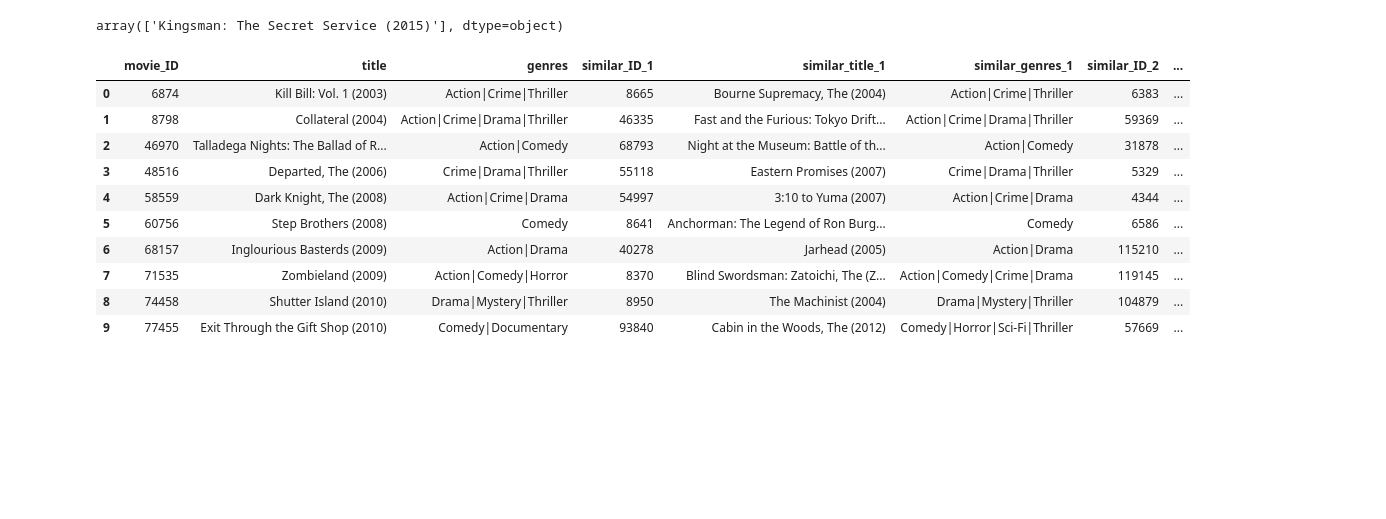
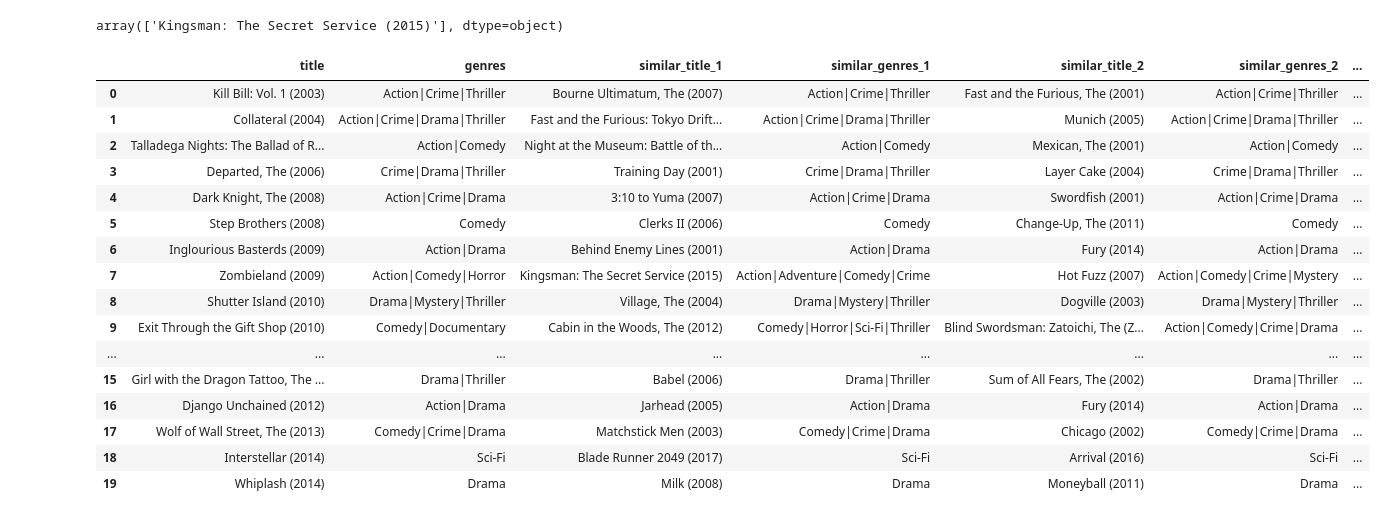
Before and after one commit to manhtdxxx/learn-ML, a Jupyter notebook: 07 - Recommendation Systems/Content-Based Filtering.ipynb, the cells around one changed output. Cells and saved outputs as stored; diff of their text form; code cells hidden in the pictures; blank space fills up the shorter version.

```diff
--- a/07 - Recommendation Systems/Content-Based Filtering.ipynb
+++ b/07 - Recommendation Systems/Content-Based Filtering.ipynb
@@ -521,12 +521,15 @@ distance_matrix
 # %% [markdown]
 ### Finding Similar Movies
 # %%
+n_movies = 20
+n_similar_movies = 5
+
 similar_item_ids = []
-for i in range(10):
+for i in range(n_movies):
     main_id = distance_matrix.index[i]
 
     sorted_distances = distance_matrix.iloc[i].sort_values(ascending=True)
-    similar_ids = sorted_distances.head(3).index
+    similar_ids = sorted_distances.head(n_similar_movies).index
 
     similar_item_ids.append((main_id, similar_ids.tolist()))
 
@@ -562,7 +575,7 @@ for main_id, similar_ids in similar_item_ids:
     genres = main_info['genres'].values[0] if not main_info.empty else None
 
     row = {
-        'movie_ID': main_id,
+        #'movie_ID': main_id,
         'title': title,
         'genres': genres
     }
@@ -572,23 +585,29 @@ for main_id, similar_ids in similar_item_ids:
         similar_title = similar_info['title'].values[0] if not similar_info.empty else None
         similar_genres = similar_info['genres'].values[0] if not similar_info.empty else None
 
-        row[f'similar_ID_{loop}'] = id
+        #row[f'similar_ID_{loop}'] = id
         row[f'similar_title_{loop}'] = similar_title
         row[f'similar_genres_{loop}'] = similar_genres
 
     rows.append(row)
 # %%
 df_similar_items = pd.DataFrame(rows)
-df_similar_items
+df_similar_items.head(20)
 # %% [output]
-|  | movie_ID | title | genres | similar_ID_1 | similar_title_1 | similar_genres_1 | similar_ID_2 | ... |
-| 0 | 6874 | Kill Bill: Vol. 1 (2003) | Action|Crime|Thriller | 8665 | Bourne Supremacy, The (2004) | Action|Crime|Thriller | 6383 | ... |
-| 1 | 8798 | Collateral (2004) | Action|Crime|Drama|Thriller | 46335 | Fast and the Furious: Tokyo Drift... | Action|Crime|Drama|Thriller | 59369 | ... |
-| 2 | 46970 | Talladega Nights: The Ballad of R... | Action|Comedy | 68793 | Night at the Museum: Battle of th... | Action|Comedy | 31878 | ... |
-| 3 | 48516 | Departed, The (2006) | Crime|Drama|Thriller | 55118 | Eastern Promises (2007) | Crime|Drama|Thriller | 5329 | ... |
-| 4 | 58559 | Dark Knight, The (2008) | Action|Crime|Drama | 54997 | 3:10 to Yuma (2007) | Action|Crime|Drama | 4344 | ... |
-| 5 | 60756 | Step Brothers (2008) | Comedy | 8641 | Anchorman: The Legend of Ron Burg... | Comedy | 6586 | ... |
-| 6 | 68157 | Inglourious Basterds (2009) | Action|Drama | 40278 | Jarhead (2005) | Action|Drama | 115210 | ... |
-| 7 | 71535 | Zombieland (2009) | Action|Comedy|Horror | 8370 | Blind Swordsman: Zatoichi, The (Z... | Action|Comedy|Crime|Drama | 119145 | ... |
-| 8 | 74458 | Shutter Island (2010) | Drama|Mystery|Thriller | 8950 | The Machinist (2004) | Drama|Mystery|Thriller | 104879 | ... |
-| 9 | 77455 | Exit Through the Gift Shop (2010) | Comedy|Documentary | 93840 | Cabin in the Woods, The (2012) | Comedy|Horror|Sci-Fi|Thriller | 57669 | ... |
+|  | title | genres | similar_title_1 | similar_genres_1 | similar_title_2 | similar_genres_2 | ... |
+| 0 | Kill Bill: Vol. 1 (2003) | Action|Crime|Thriller | Bourne Ultimatum, The (2007) | Action|Crime|Thriller | Fast and the Furious, The (2001) | Action|Crime|Thriller | ... |
+| 1 | Collateral (2004) | Action|Crime|Drama|Thriller | Fast and the Furious: Tokyo Drift... | Action|Crime|Drama|Thriller | Munich (2005) | Action|Crime|Drama|Thriller | ... |
+| 2 | Talladega Nights: The Ballad of R... | Action|Comedy | Night at the Museum: Battle of th... | Action|Comedy | Mexican, The (2001) | Action|Comedy | ... |
+| 3 | Departed, The (2006) | Crime|Drama|Thriller | Training Day (2001) | Crime|Drama|Thriller | Layer Cake (2004) | Crime|Drama|Thriller | ... |
+| 4 | Dark Knight, The (2008) | Action|Crime|Drama | 3:10 to Yuma (2007) | Action|Crime|Drama | Swordfish (2001) | Action|Crime|Drama | ... |
+| 5 | Step Brothers (2008) | Comedy | Clerks II (2006) | Comedy | Change-Up, The (2011) | Comedy | ... |
+| 6 | Inglourious Basterds (2009) | Action|Drama | Behind Enemy Lines (2001) | Action|Drama | Fury (2014) | Action|Drama | ... |
+| 7 | Zombieland (2009) | Action|Comedy|Horror | Kingsman: The Secret Service (2015) | Action|Adventure|Comedy|Crime | Hot Fuzz (2007) | Action|Comedy|Crime|Mystery | ... |
+| 8 | Shutter Island (2010) | Drama|Mystery|Thriller | Village, The (2004) | Drama|Mystery|Thriller | Dogville (2003) | Drama|Mystery|Thriller | ... |
+| 9 | Exit Through the Gift Shop (2010) | Comedy|Documentary | Cabin in the Woods, The (2012) | Comedy|Horror|Sci-Fi|Thriller | Blind Swordsman: Zatoichi, The (Z... | Action|Comedy|Crime|Drama | ... |
+| ... | ... | ... | ... | ... | ... | ... | ... |
+| 15 | Girl with the Dragon Tattoo, The ... | Drama|Thriller | Babel (2006) | Drama|Thriller | Sum of All Fears, The (2002) | Drama|Thriller | ... |
+| 16 | Django Unchained (2012) | Action|Drama | Jarhead (2005) | Action|Drama | Fury (2014) | Action|Drama | ... |
+| 17 | Wolf of Wall Street, The (2013) | Comedy|Crime|Drama | Matchstick Men (2003) | Comedy|Crime|Drama | Chicago (2002) | Comedy|Crime|Drama | ... |
+| 18 | Interstellar (2014) | Sci-Fi | Blade Runner 2049 (2017) | Sci-Fi | Arrival (2016) | Sci-Fi | ... |
+| 19 | Whiplash (2014) | Drama | Milk (2008) | Drama | Moneyball (2011) | Drama | ... |
```
Also changed, not shown: parts of 10 cells of this notebook.
